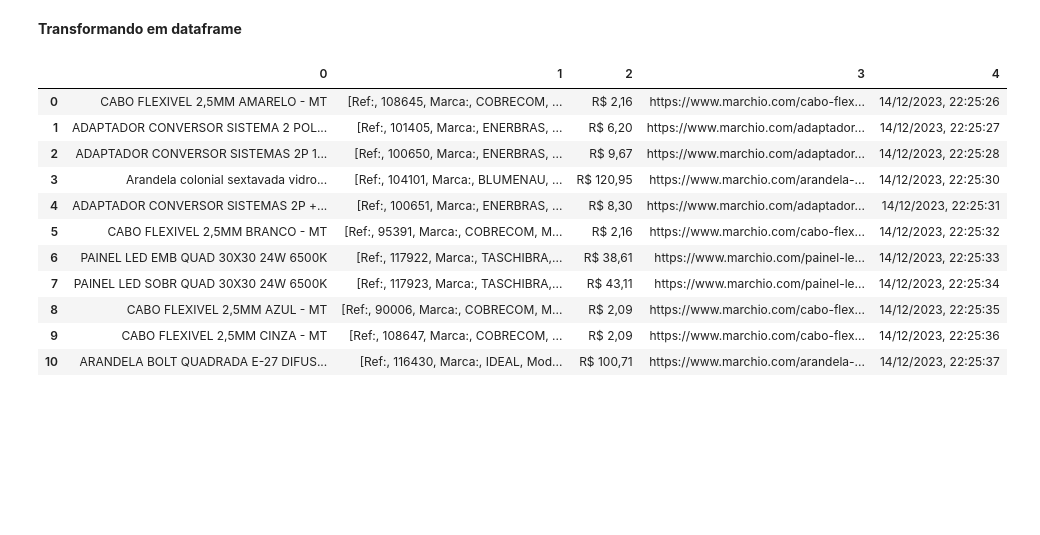
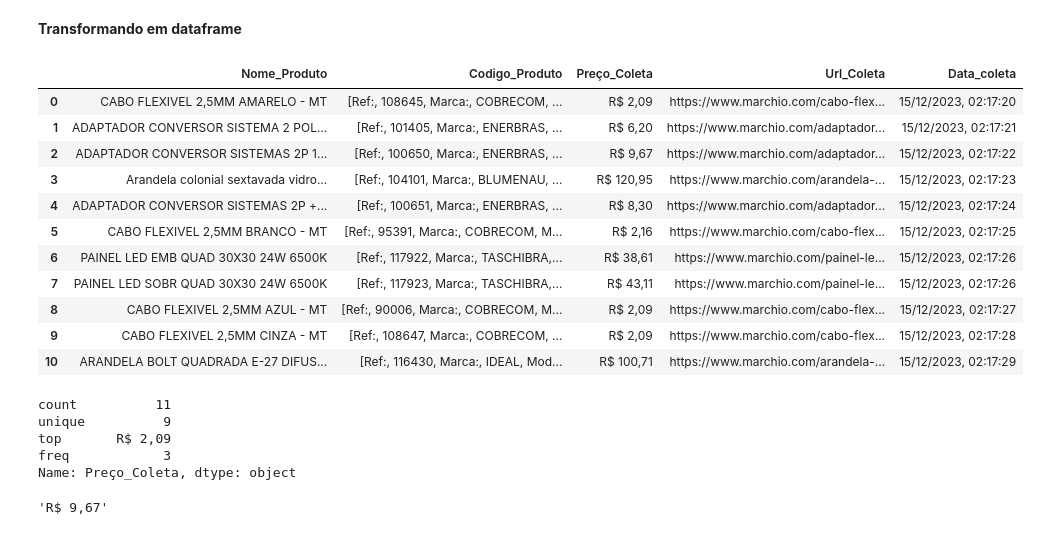
Before and after one commit to hugodevelopment/Web-Scraping, a Jupyter notebook: amazon_web_scraping_tutorial (1).ipynb, the cells around one changed output. Drawn from its saved outputs; the diff is of its cells as text; code cells hidden in the pictures; blank space fills up the shorter version.

```diff
--- a/amazon_web_scraping_tutorial (1).ipynb
+++ b/amazon_web_scraping_tutorial (1).ipynb
@@ -181,27 +233,36 @@ def get_page_content(url):
 
 def collect_data(soup):
     links = soup.find_all("a", attrs={'class':'product-info'})
-    dados = []
+    # criando um dicionário para transformar em dataframe
+    dados = {"Nome_Produto":[],"Codigo_Produto":[],"Preço_Coleta":[],"Url_Coleta":[],"Data_coleta":[]}
 
     link_list = []
+
     for link in links:
       link_list.append(link['href'])
 
     for link in link_list:
+
       url_coleta = link
       new_webpage = requests.get(url_coleta, headers=HEADERS)
       new_soup = BeautifulSoup(new_webpage.content, "html.parser")
+
       nome_produto = new_soup.find("h1", attrs={"class":'product-name'}).text.strip()
       codigo_produto = new_soup.find("div", attrs={"class":"product-main-info"}).text.strip().split()
       preco_coleta = new_soup.find("span", attrs={"class":"current-price"}).text.strip()
       data_coleta = datetime.datetime.now().strftime("%d/%m/%Y, %H:%M:%S")
-      dados.append([nome_produto, codigo_produto, preco_coleta, url_coleta, data_coleta])
+
+      dados["Nome_Produto"].append(nome_produto)
+      dados["Codigo_Produto"].append(codigo_produto)
+      dados["Preço_Coleta"].append(preco_coleta)
+      dados["Url_Coleta"].append(url_coleta)
+      dados["Data_coleta"].append(data_coleta)
     return dados
 
 # Deu certinho
 def print_data(dados):
-    for item in dados:
-        print(item)
+    for prod,info in dados.items():
+        print(prod,info)
 
 # Uso das funções
 url = 'https://www.marchio.com/iluminacao-e-eletrica'
@@ -225,18 +493,30 @@ print_data(dados)
 # %%
 import pandas as pd
 
-df = pd.DataFrame(dados)
+df =pd.DataFrame.from_dict(dados)
 df
 # %% [output]
-|  | 0 | 1 | 2 | 3 | 4 |
-| 0 | CABO FLEXIVEL 2,5MM AMARELO - MT | [Ref:, 108645, Marca:, COBRECOM, ... | R$ 2,16 | https://www.marchio.com/cabo-flex... | 14/12/2023, 22:25:26 |
-| 1 | ADAPTADOR CONVERSOR SISTEMA 2 POL... | [Ref:, 101405, Marca:, ENERBRAS, ... | R$ 6,20 | https://www.marchio.com/adaptador... | 14/12/2023, 22:25:27 |
-| 2 | ADAPTADOR CONVERSOR SISTEMAS 2P 1... | [Ref:, 100650, Marca:, ENERBRAS, ... | R$ 9,67 | https://www.marchio.com/adaptador... | 14/12/2023, 22:25:28 |
-| 3 | Arandela colonial sextavada vidro... | [Ref:, 104101, Marca:, BLUMENAU, ... | R$ 120,95 | https://www.marchio.com/arandela-... | 14/12/2023, 22:25:30 |
-| 4 | ADAPTADOR CONVERSOR SISTEMAS 2P +... | [Ref:, 100651, Marca:, ENERBRAS, ... | R$ 8,30 | https://www.marchio.com/adaptador... | 14/12/2023, 22:25:31 |
-| 5 | CABO FLEXIVEL 2,5MM BRANCO - MT | [Ref:, 95391, Marca:, COBRECOM, M... | R$ 2,16 | https://www.marchio.com/cabo-flex... | 14/12/2023, 22:25:32 |
-| 6 | PAINEL LED EMB QUAD 30X30 24W 6500K | [Ref:, 117922, Marca:, TASCHIBRA,... | R$ 38,61 | https://www.marchio.com/painel-le... | 14/12/2023, 22:25:33 |
-| 7 | PAINEL LED SOBR QUAD 30X30 24W 6500K | [Ref:, 117923, Marca:, TASCHIBRA,... | R$ 43,11 | https://www.marchio.com/painel-le... | 14/12/2023, 22:25:34 |
-| 8 | CABO FLEXIVEL 2,5MM AZUL - MT | [Ref:, 90006, Marca:, COBRECOM, M... | R$ 2,09 | https://www.marchio.com/cabo-flex... | 14/12/2023, 22:25:35 |
-| 9 | CABO FLEXIVEL 2,5MM CINZA - MT | [Ref:, 108647, Marca:, COBRECOM, ... | R$ 2,09 | https://www.marchio.com/cabo-flex... | 14/12/2023, 22:25:36 |
-| 10 | ARANDELA BOLT QUADRADA E-27 DIFUS... | [Ref:, 116430, Marca:, IDEAL, Mod... | R$ 100,71 | https://www.marchio.com/arandela-... | 14/12/2023, 22:25:37 |
+|  | Nome_Produto | Codigo_Produto | Preço_Coleta | Url_Coleta | Data_coleta |
+| 0 | CABO FLEXIVEL 2,5MM AMARELO - MT | [Ref:, 108645, Marca:, COBRECOM, ... | R$ 2,09 | https://www.marchio.com/cabo-flex... | 15/12/2023, 02:17:20 |
+| 1 | ADAPTADOR CONVERSOR SISTEMA 2 POL... | [Ref:, 101405, Marca:, ENERBRAS, ... | R$ 6,20 | https://www.marchio.com/adaptador... | 15/12/2023, 02:17:21 |
+| 2 | ADAPTADOR CONVERSOR SISTEMAS 2P 1... | [Ref:, 100650, Marca:, ENERBRAS, ... | R$ 9,67 | https://www.marchio.com/adaptador... | 15/12/2023, 02:17:22 |
+| 3 | Arandela colonial sextavada vidro... | [Ref:, 104101, Marca:, BLUMENAU, ... | R$ 120,95 | https://www.marchio.com/arandela-... | 15/12/2023, 02:17:23 |
+| 4 | ADAPTADOR CONVERSOR SISTEMAS 2P +... | [Ref:, 100651, Marca:, ENERBRAS, ... | R$ 8,30 | https://www.marchio.com/adaptador... | 15/12/2023, 02:17:24 |
+| 5 | CABO FLEXIVEL 2,5MM BRANCO - MT | [Ref:, 95391, Marca:, COBRECOM, M... | R$ 2,16 | https://www.marchio.com/cabo-flex... | 15/12/2023, 02:17:25 |
+| 6 | PAINEL LED EMB QUAD 30X30 24W 6500K | [Ref:, 117922, Marca:, TASCHIBRA,... | R$ 38,61 | https://www.marchio.com/painel-le... | 15/12/2023, 02:17:26 |
+| 7 | PAINEL LED SOBR QUAD 30X30 24W 6500K | [Ref:, 117923, Marca:, TASCHIBRA,... | R$ 43,11 | https://www.marchio.com/painel-le... | 15/12/2023, 02:17:26 |
+| 8 | CABO FLEXIVEL 2,5MM AZUL - MT | [Ref:, 90006, Marca:, COBRECOM, M... | R$ 2,09 | https://www.marchio.com/cabo-flex... | 15/12/2023, 02:17:27 |
+| 9 | CABO FLEXIVEL 2,5MM CINZA - MT | [Ref:, 108647, Marca:, COBRECOM, ... | R$ 2,09 | https://www.marchio.com/cabo-flex... | 15/12/2023, 02:17:28 |
+| 10 | ARANDELA BOLT QUADRADA E-27 DIFUS... | [Ref:, 116430, Marca:, IDEAL, Mod... | R$ 100,71 | https://www.marchio.com/arandela-... | 15/12/2023, 02:17:29 |
+# %%
+df["Preço_Coleta"].describe()
+# %% [output]
+count          11
+unique          9
+top       R$ 2,09
+freq            3
+Name: Preço_Coleta, dtype: object
+# %%
+df["Preço_Coleta"].max()
+# %% [output]
+'R$ 9,67'
```
Also changed, not shown: parts of 9 cells of this notebook.
